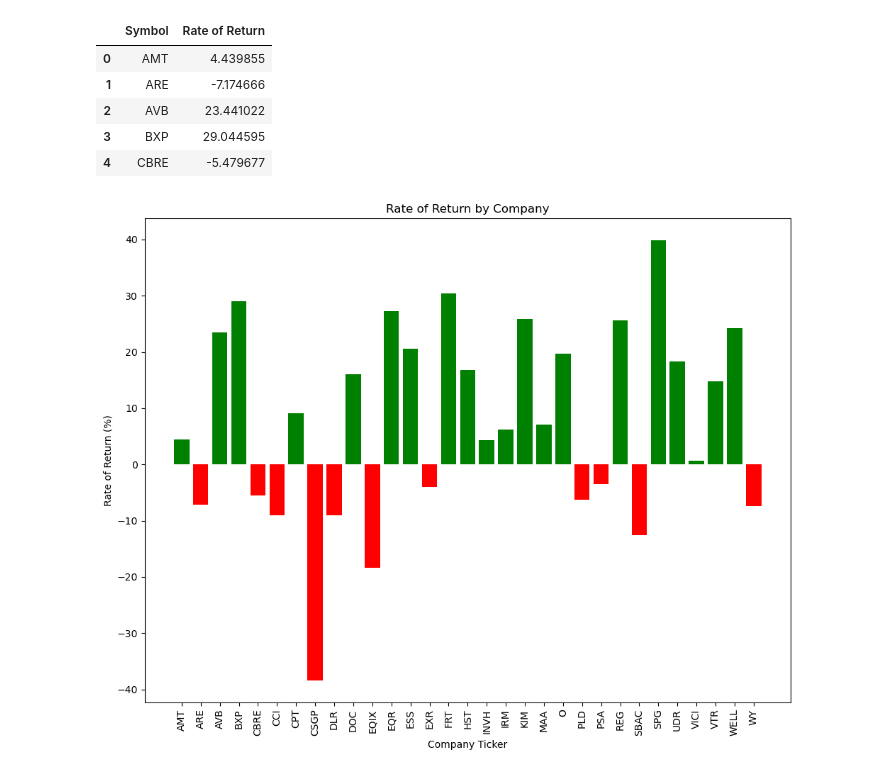
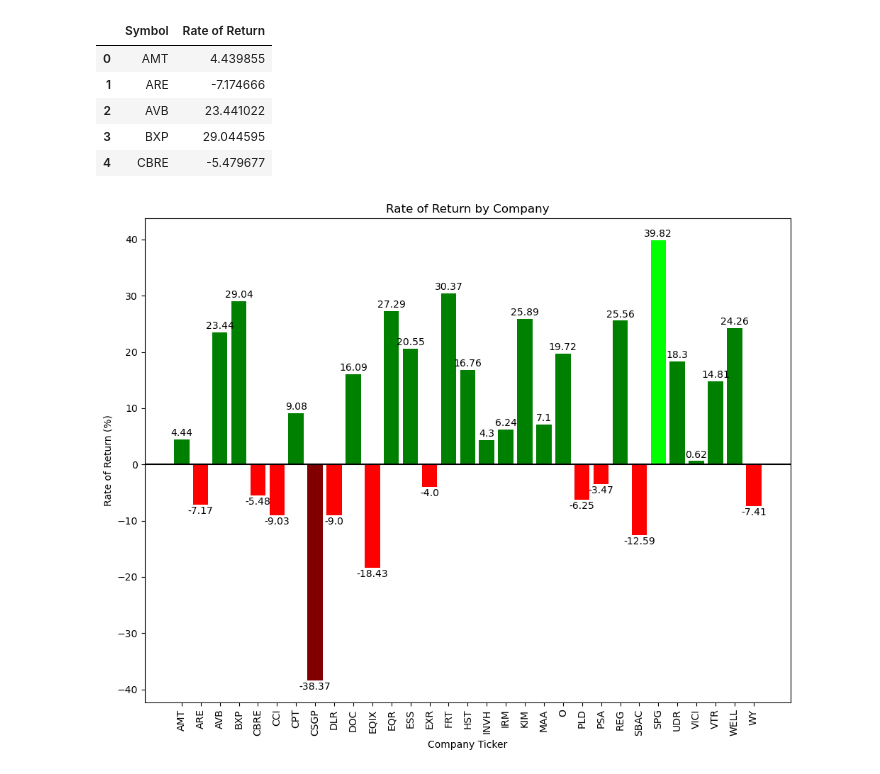
Before and after one commit to icherniavskyi/project-1, a Jupyter notebook: data_analysis.ipynb, the cells around one changed output. Drawn from its saved outputs; the diff is of its cells as text; code cells hidden in the pictures.

Commit message:
Improving Bar Graph

```diff
--- a/data_analysis.ipynb
+++ b/data_analysis.ipynb
@@ -212,23 +211,45 @@ ror_data.head()
 | 3 | BXP | 29.044595 |
 | 4 | CBRE | -5.479677 |
 # %%
-# Assign colors to negative and positive rate of returns
-colors = ["green" if x >= 0 else "red" for x in ror_data['Rate of Return']]
+#Experiment on the graph vizualisation
+
+# Assign colors (need list and maxes)
+colors = []
+max_ror = ror_data["Rate of Return"].max()
+min_ror = ror_data["Rate of Return"].min()
+
+for rates in ror_data["Rate of Return"]:
+    if rates == max_ror:
+        colors.append("lime")
+    elif rates == min_ror:
+        colors.append("maroon")
+    else:
+        colors.append("green" if rates >= 0 else "red")
 
 # Create an area for the graph
 plt.figure(figsize=(10, 8))
 
 # Plot the bar graph and assign the lables
-plt.bar(ror_data['Symbol'], ror_data['Rate of Return'], color=colors)
-plt.xlabel('Company Ticker')
-plt.ylabel('Rate of Return (%)')
-plt.title('Rate of Return by Company')
+ror_bars = plt.bar(ror_data["Symbol"], ror_data["Rate of Return"], color=colors)
+plt.xlabel("Company Ticker")
+plt.ylabel("Rate of Return (%)")
+plt.title("Rate of Return by Company")
 plt.xticks(rotation=90)
+
+#Adding a breakpoint line
+plt.axhline(y=0, color="black", linewidth=1.5)
+
+#Adding ror values to the bar (positioning????)
+for bar in ror_bars:
+    ror_values = bar.get_height()
+    plt.text(bar.get_x() + bar.get_width()/2,
+             ror_values + 2 if ror_values > 0 else ror_values -2,
+             round(ror_values, 2), ha="center" ,va= "top" if ror_values > 0 else "bottom")
 
 # Accurately display the graph
 plt.tight_layout()
 
 # Show the graph
 plt.show()
 # %% [output]
-[figure, old version]
+[figure, new version]
```
Also changed, not shown: parts of 2 cells of this notebook.
